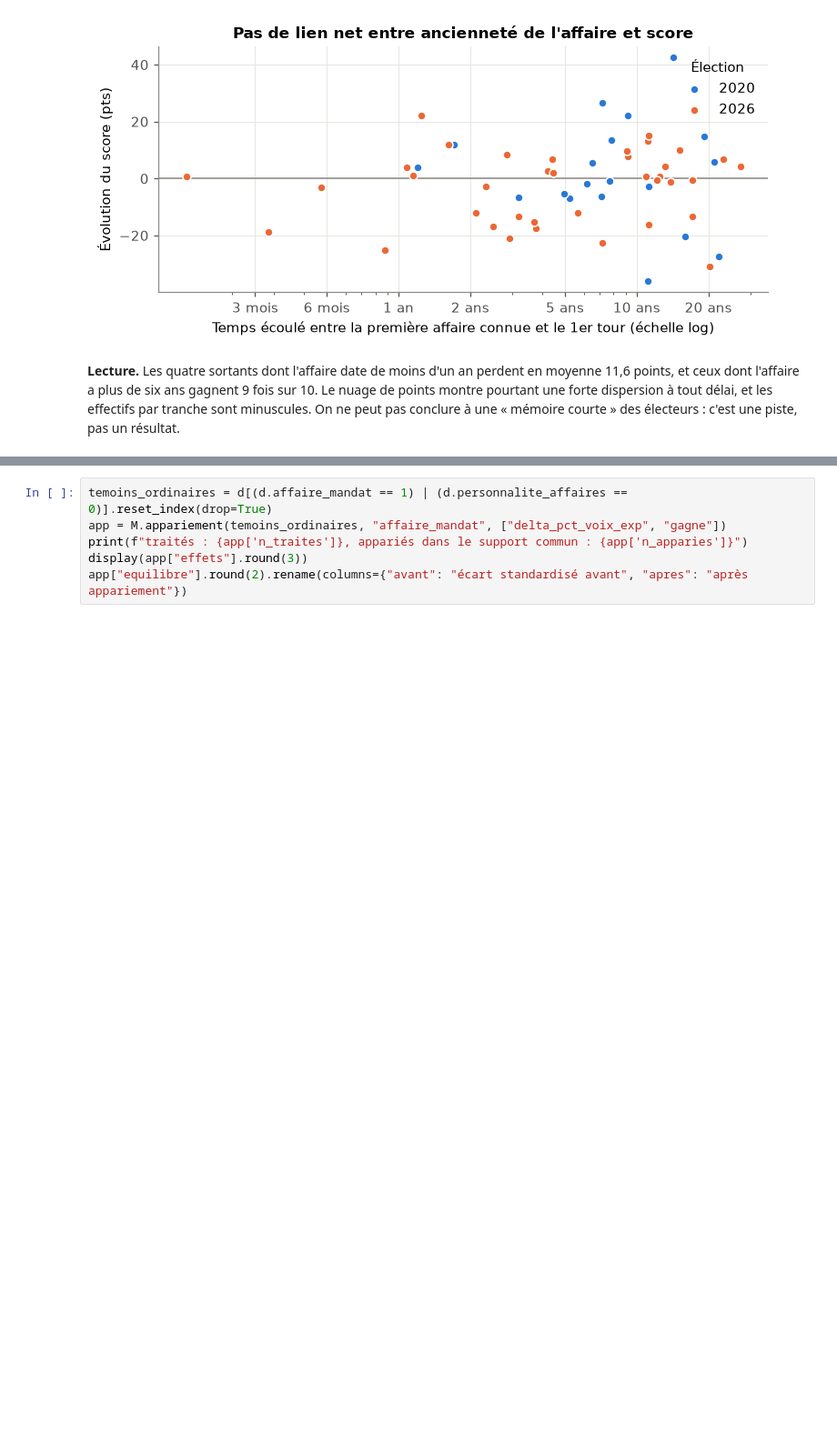
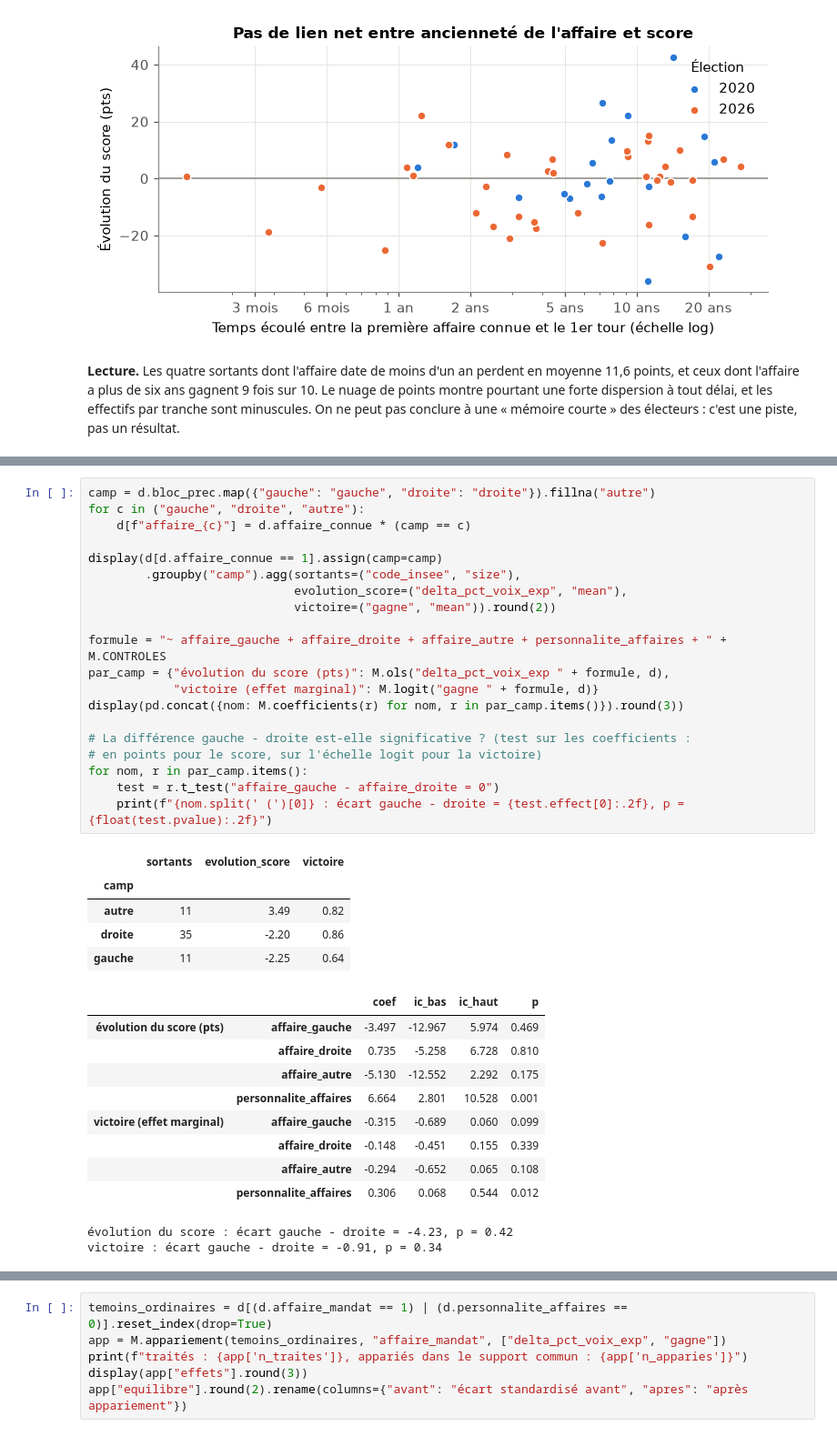
Before and after one commit to QuentinNosmas/Projet_ensae_datascience, a Jupyter notebook: notebooks/04_modelisation.ipynb, the cells around one changed output, grey strips where cells are left out. Shown at 91% size. Saved outputs shown, nothing was run; the diff lists cells and outputs as text; blank space fills up the shorter version.

Commit message:
Notebook 04 : sanction selon le bord politique (gauche, droite, autres)

```diff
--- a/notebooks/04_modelisation.ipynb
+++ b/notebooks/04_modelisation.ipynb
@@ -252,0 +265,37 @@ plt.show()
+# %%
+camp = d.bloc_prec.map({"gauche": "gauche", "droite": "droite"}).fillna("autre")
+for c in ("gauche", "droite", "autre"):
+    d[f"affaire_{c}"] = d.affaire_connue * (camp == c)
+
+display(d[d.affaire_connue == 1].assign(camp=camp)
+        .groupby("camp").agg(sortants=("code_insee", "size"),
+                             evolution_score=("delta_pct_voix_exp", "mean"),
+                             victoire=("gagne", "mean")).round(2))
+
+formule = "~ affaire_gauche + affaire_droite + affaire_autre + personnalite_affaires + " + M.CONTROLES
+par_camp = {"évolution du score (pts)": M.ols("delta_pct_voix_exp " + formule, d),
+            "victoire (effet marginal)": M.logit("gagne " + formule, d)}
+display(pd.concat({nom: M.coefficients(r) for nom, r in par_camp.items()}).round(3))
+
+# La différence gauche - droite est-elle significative ? (test sur les coefficients :
+# en points pour le score, sur l'échelle logit pour la victoire)
+for nom, r in par_camp.items():
+    test = r.t_test("affaire_gauche - affaire_droite = 0")
+    print(f"{nom.split(' (')[0]} : écart gauche - droite = {test.effect[0]:.2f}, p = {float(test.pvalue):.2f}")
+# %% [output]
+|  | sortants | evolution_score | victoire |
+| camp |  |  |  |
+| autre | 11 | 3.49 | 0.82 |
+| droite | 35 | -2.20 | 0.86 |
+| gauche | 11 | -2.25 | 0.64 |
+|  |  | coef | ic_bas | ic_haut | p |
+| évolution du score (pts) | affaire_gauche | -3.497 | -12.967 | 5.974 | 0.469 |
+|  | affaire_droite | 0.735 | -5.258 | 6.728 | 0.810 |
+|  | affaire_autre | -5.130 | -12.552 | 2.292 | 0.175 |
+|  | personnalite_affaires | 6.664 | 2.801 | 10.528 | 0.001 |
+| victoire (effet marginal) | affaire_gauche | -0.315 | -0.689 | 0.060 | 0.099 |
+|  | affaire_droite | -0.148 | -0.451 | 0.155 | 0.339 |
+|  | affaire_autre | -0.294 | -0.652 | 0.065 | 0.108 |
+|  | personnalite_affaires | 0.306 | 0.068 | 0.544 | 0.012 |
+évolution du score : écart gauche - droite = -4.23, p = 0.42
+victoire : écart gauche - droite = -0.91, p = 0.34
```
Also changed, not shown: parts of 5 cells of this notebook, 2 other files.
